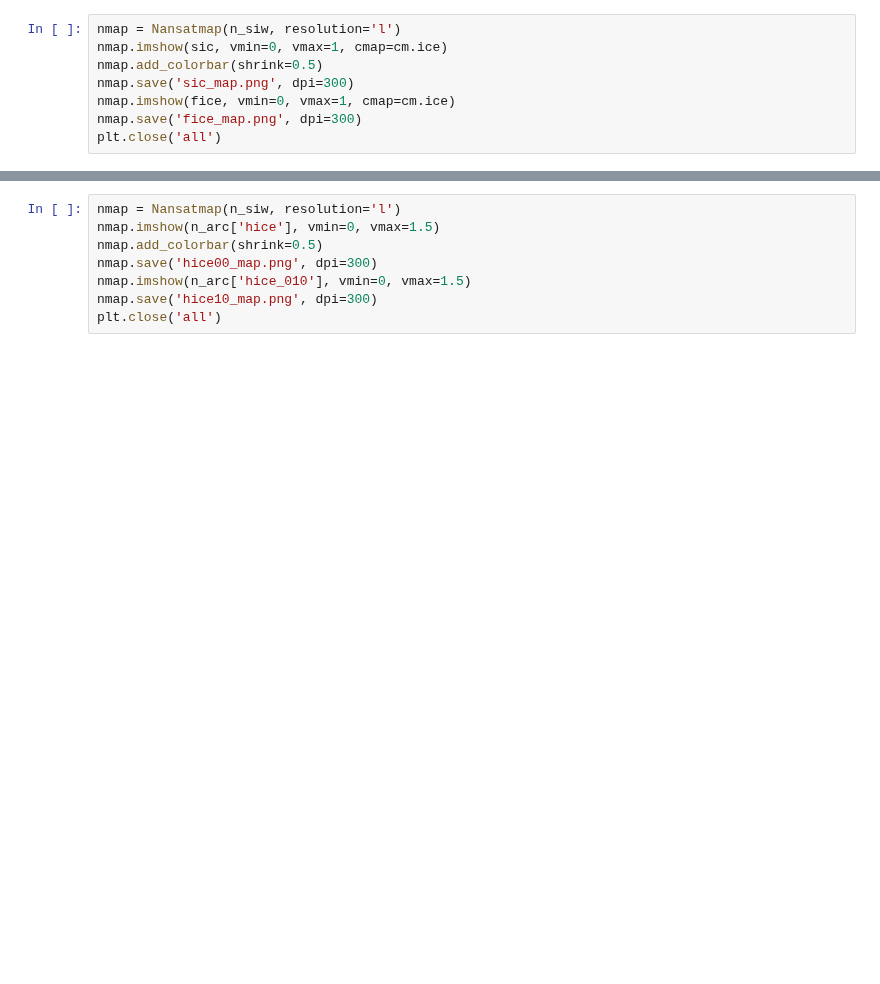
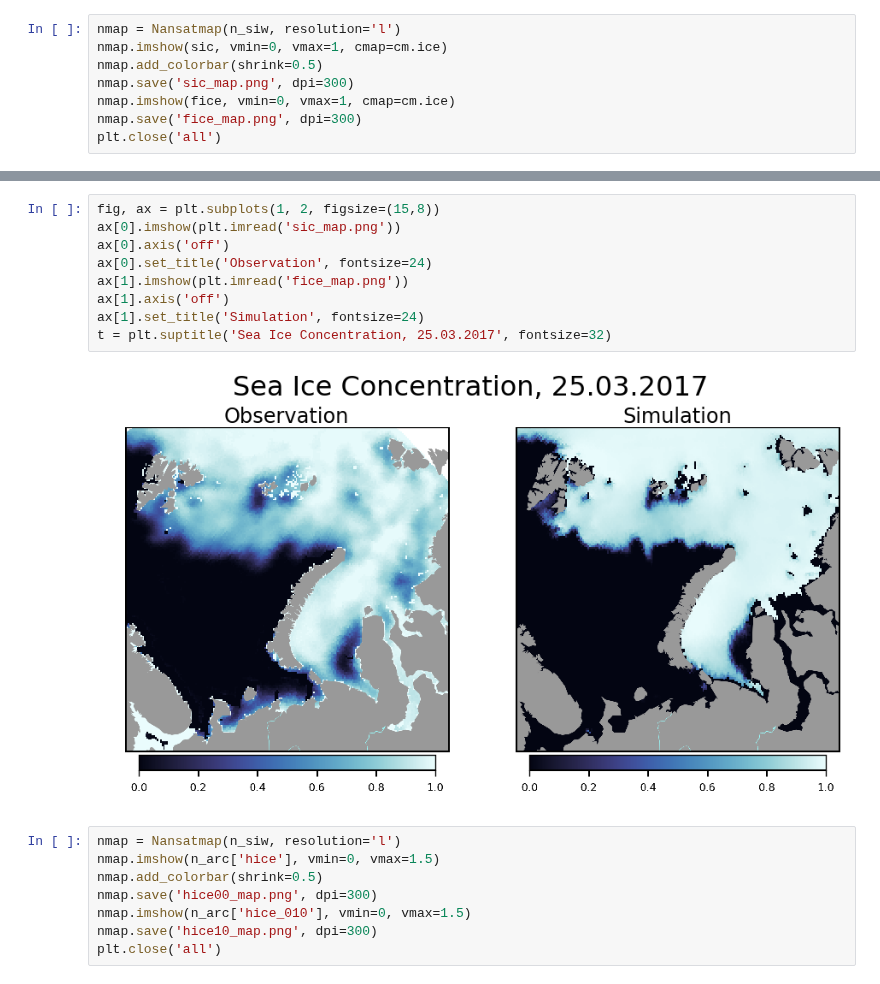
Before and after one commit to nansencenter/nansat-lectures, a Jupyter notebook: notebooks/geospaas/CMEMS_ICE.ipynb, the cells around one changed output, grey strips where cells are left out. Cells and saved outputs as stored; diff of their text form; blank space fills up the shorter version.

Commit message:
add images to cmems ice notebook

```diff
--- a/notebooks/geospaas/CMEMS_ICE.ipynb
+++ b/notebooks/geospaas/CMEMS_ICE.ipynb
@@ -36,3 +31,14 @@ Observation            |Analysis
+# %%
+fig, ax = plt.subplots(1, 2, figsize=(15,8))
+ax[0].imshow(plt.imread('sic_map.png'))
+ax[0].axis('off')
+ax[0].set_title('Observation', fontsize=24)
+ax[1].imshow(plt.imread('fice_map.png'))
+ax[1].axis('off')
+ax[1].set_title('Simulation', fontsize=24)
+t = plt.suptitle('Sea Ice Concentration, 25.03.2017', fontsize=32)
+# %% [output]
+[figure, added]
 # %%
 nmap = Nansatmap(n_siw, resolution='l')
 nmap.imshow(n_arc['hice'], vmin=0, vmax=1.5)
```
Also changed, not shown: parts of 3 cells of this notebook.
